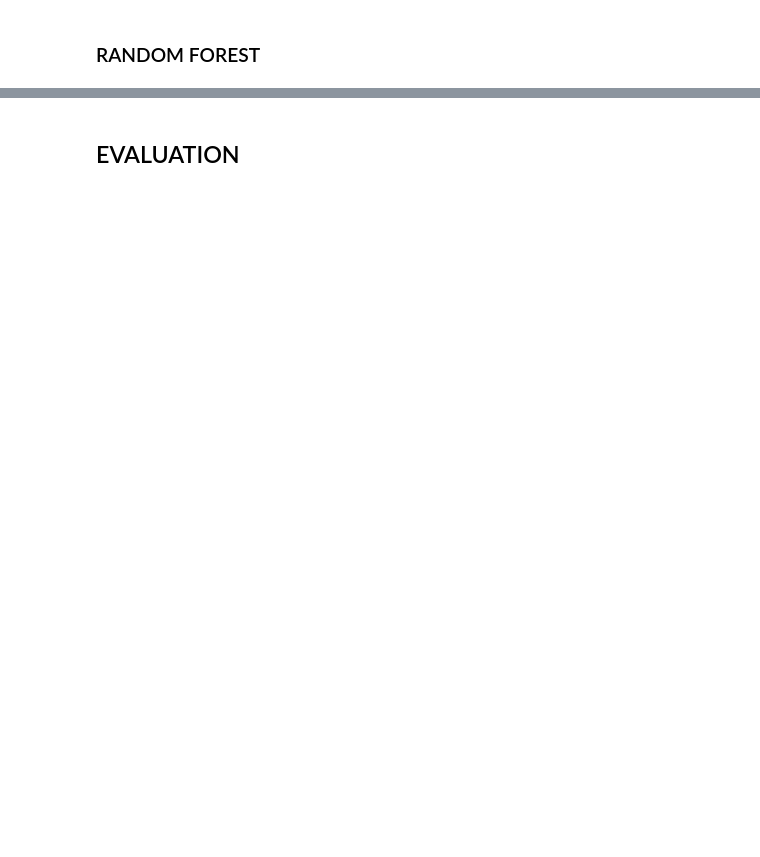
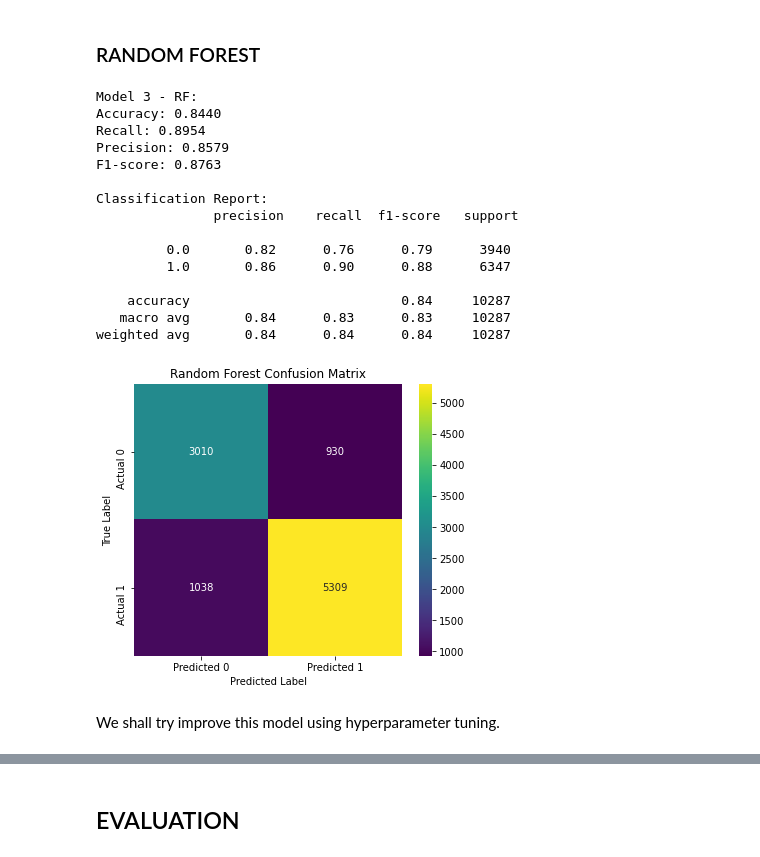
Before and after one commit to Kurgat-Bee/PHASE-03-PROJECT, a Jupyter notebook: TZwaterwells.ipynb, the cells around one changed output, grey strips where cells are left out. Cells and saved outputs as stored; diff of their text form; code cells hidden in the pictures; blank space fills up the shorter version.

```diff
--- a/TZwaterwells.ipynb
+++ b/TZwaterwells.ipynb
@@ -1221,2 +1192,58 @@ In an attempt to improve the recall for Class 0, let us try random forest as it
 # %% [markdown]
 ### RANDOM FOREST
+# %%
+from sklearn.ensemble import RandomForestClassifier
+from sklearn.metrics import accuracy_score, recall_score, precision_score, f1_score, classification_report, confusion_matrix
+
+# Initialize the Random Forest model
+rf_model = RandomForestClassifier(n_estimators=100, random_state=42)
+
+# Train the model
+rf_model.fit(X_train_transformed, y_train_transformed)
+
+# Make predictions
+y_pred_rf = rf_model.predict(X_test_transformed)
+
+# Evaluate the model
+accuracy_rf = accuracy_score(y_test_transformed, y_pred_rf)
+recall_rf = recall_score(y_test_transformed, y_pred_rf)
+precision_rf = precision_score(y_test_transformed, y_pred_rf)
+f1_rf = f1_score(y_test_transformed, y_pred_rf)
+
+# Print results
+print('Model 3 - RF:')
+print(f'Accuracy: {accuracy_rf:.4f}')
+print(f'Recall: {recall_rf:.4f}')
+print(f'Precision: {precision_rf:.4f}')
+print(f'F1-score: {f1_rf:.4f}')
+print('\nClassification Report:\n', classification_report(y_test_transformed, y_pred_rf))
+
+# Confusion Matrix
+cm_rf = confusion_matrix(y_test_transformed, y_pred_rf)
+plt.figure(figsize=(6,5))
+sns.heatmap(cm_dt, annot=True, fmt='d', cmap='viridis',
+            xticklabels=['Predicted 0', 'Predicted 1'],
+            yticklabels=['Actual 0', 'Actual 1'])
+plt.title('Random Forest Confusion Matrix')
+plt.xlabel('Predicted Label')
+plt.ylabel('True Label')
+plt.show()
+# %% [output]
+Model 3 - RF:
+Accuracy: 0.8440
+Recall: 0.8954
+Precision: 0.8579
+F1-score: 0.8763
+
+Classification Report:
+               precision    recall  f1-score   support
+
+         0.0       0.82      0.76      0.79      3940
+         1.0       0.86      0.90      0.88      6347
+
+    accuracy                           0.84     10287
+   macro avg       0.84      0.83      0.83     10287
+weighted avg       0.84      0.84      0.84     10287
+[figure, added]
+# %% [markdown]
+We shall try improve this model using hyperparameter tuning.
```
Also changed, not shown: parts of 81 cells of this notebook.
